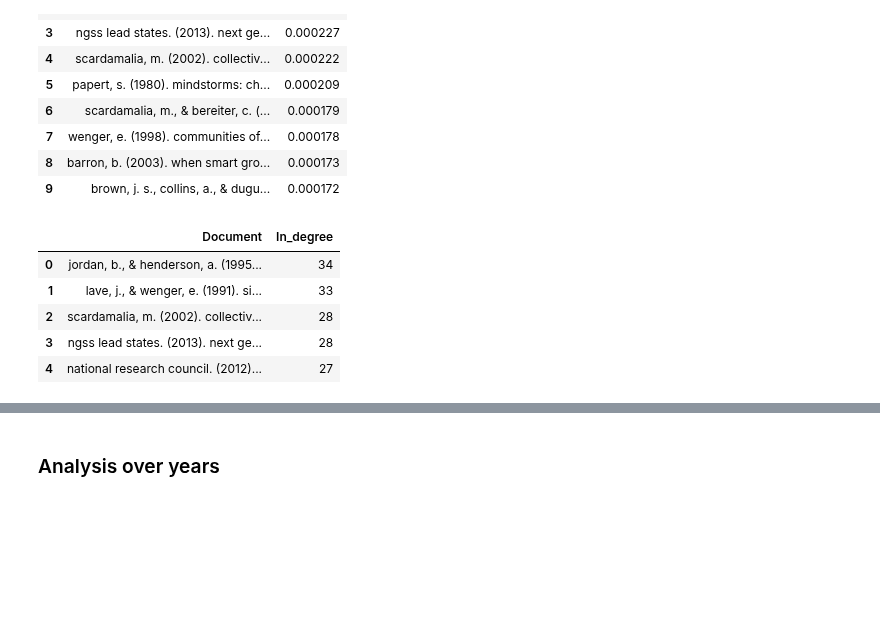
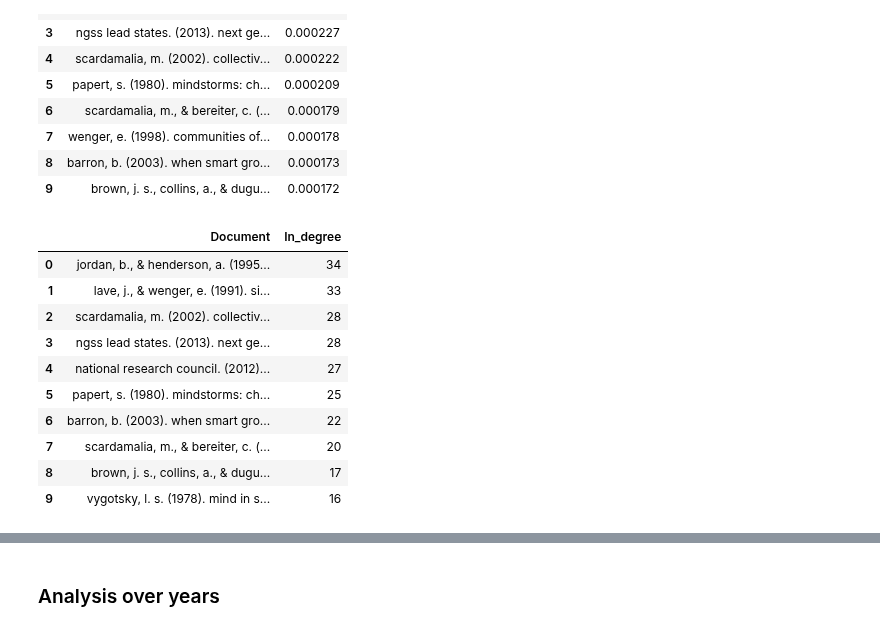
Before and after one commit to nourabassi/semester-project, a Jupyter notebook: Co_citations.ipynb, the cells around one changed output, grey strips where cells are left out. Saved outputs shown, nothing was run; the diff lists cells and outputs as text; code cells hidden in the pictures; blank space fills up the shorter version.

```diff
--- a/Co_citations.ipynb
+++ b/Co_citations.ipynb
@@ -536,15 +539,21 @@ def get_in_deg(G_):
     dict_ = dict(G_.in_degree())
     return pd.DataFrame(sorted(dict_.items(), key=operator.itemgetter(1),reverse=True), columns=['Document','In_degree'])
 # %%
+pd.options.display.max_colwidth = 150
 in_degree = get_in_deg(G_doc)
-in_degree.head()
+in_degree.head(10)
 # %% [output]
 |  | Document | In_degree |
 | 0 | jordan, b., & henderson, a. (1995... | 34 |
 | 1 | lave, j., & wenger, e. (1991). si... | 33 |
 | 2 | scardamalia, m. (2002). collectiv... | 28 |
 | 3 | ngss lead states. (2013). next ge... | 28 |
 | 4 | national research council. (2012)... | 27 |
+| 5 | papert, s. (1980). mindstorms: ch... | 25 |
+| 6 | barron, b. (2003). when smart gro... | 22 |
+| 7 | scardamalia, m., & bereiter, c. (... | 20 |
+| 8 | brown, j. s., collins, a., & dugu... | 17 |
+| 9 | vygotsky, l. s. (1978). mind in s... | 16 |
 # %%
 graphistry.nodes(G_doc.nodes()).edges(G_doc.edges()).settings(url_params={'play': 0}).bind(source='src', destination='dst',node='nodeid').plot(G_doc)
 # %% [output]
```
Also changed, not shown: parts of 16 cells of this notebook, 39 other files.
